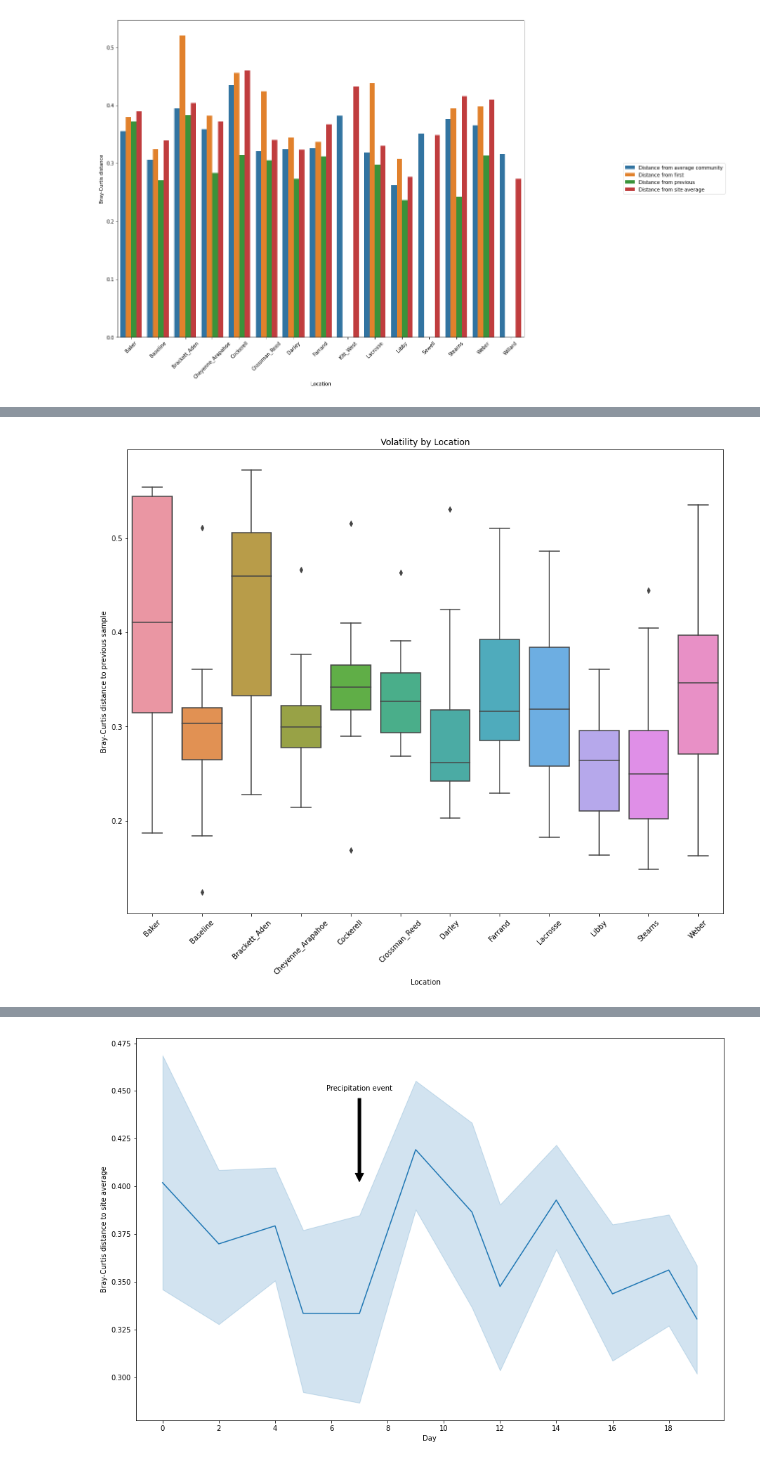
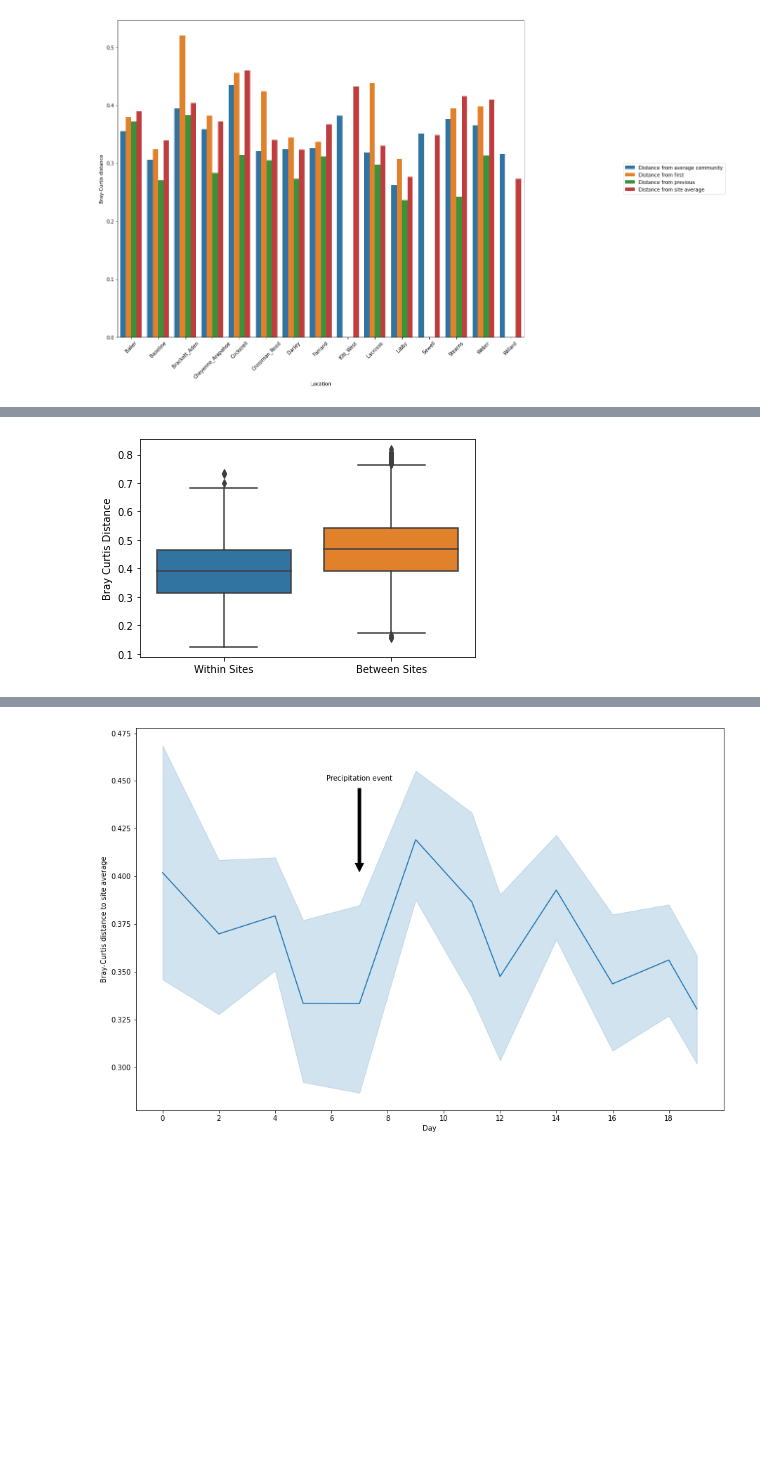
Before and after one commit to sterrettJD/CU-Sewer-Metagenomics, a Jupyter notebook: Volatility_analysis.ipynb, the cells around one changed output, grey strips where cells are left out. Saved outputs shown, nothing was run; the diff lists cells and outputs as text; code cells hidden in the pictures; blank space fills up the shorter version.

Commit message:
Remake volatility and variation plots

```diff
--- a/Volatility_analysis.ipynb
+++ b/Volatility_analysis.ipynb
@@ -827,17 +829,45 @@ alldists2.head()
 | BAK_12 | 0.343412 | Baker | 11.0 | 0.341110 | 0.186696 | 0.00 | ... |
 | BAK_13 | 0.464521 | Baker | 12.0 | 0.455063 | 0.547214 | 0.00 | ... |
 | BAK_15 | 0.391341 | Baker | 14.0 | 0.300381 | 0.255094 | 0.00 | ... |
-# %%
-ax = sns.boxplot(x='Location',
-            y='Distance from previous',
-            data=alldists2[alldists2['Days Since']!=0].dropna())
-
-ax.set_ylabel('Bray-Curtis distance to previous sample')
-ax.set_xlabel('Location')
-ax.set_title('Volatility by Location')
-for item in ax.get_xticklabels():
-    item.set_rotation(45)
-fig = plt.gcf()
-fig.set_size_inches(15,12)
-# %% [output]
-[figure, removed]
+# %%
+# Copying some code from variation_between_locations
+
+# read in dist matrix
+dm = pd.read_csv("bray_curt_dist_m.lsmat",
+                 sep="\t", index_col="Unnamed: 0")
+
+index = list(dm.index)
+index_location = [x.split("_")[0] for x in index]
+
+# create lists of within and between
+within_locations = []
+between_locations = []
+
+for i in range(dm.shape[0]):
+  for j in range(i,dm.shape[0]):
+    if i==j:
+      pass
+    elif index_location[i]==index_location[j]:
+      within_locations.append(dm.iloc[i,j])
+    elif index_location[i]!=index_location[j]:
+      between_locations.append(dm.iloc[i,j])
+
+      distances = within_locations + between_locations
+
+
+location = ["Within Sites" for i in within_locations] + ["Between Sites" for i in between_locations]
+
+results = pd.DataFrame(data=[distances, location],
+                       index=["Bray Curtis Distance", "Site"]).T
+
+results["Bray Curtis Distance"] = results["Bray Curtis Distance"].astype(float)
+results = results.dropna()
+
+ax = sns.boxplot(data=results,
+                y="Bray Curtis Distance",
+                x="Site")
+
+ax.set_xlabel("")
+plt.show()
+# %% [output]
+[figure, added]
```
Also changed, not shown: parts of 9 cells of this notebook.
